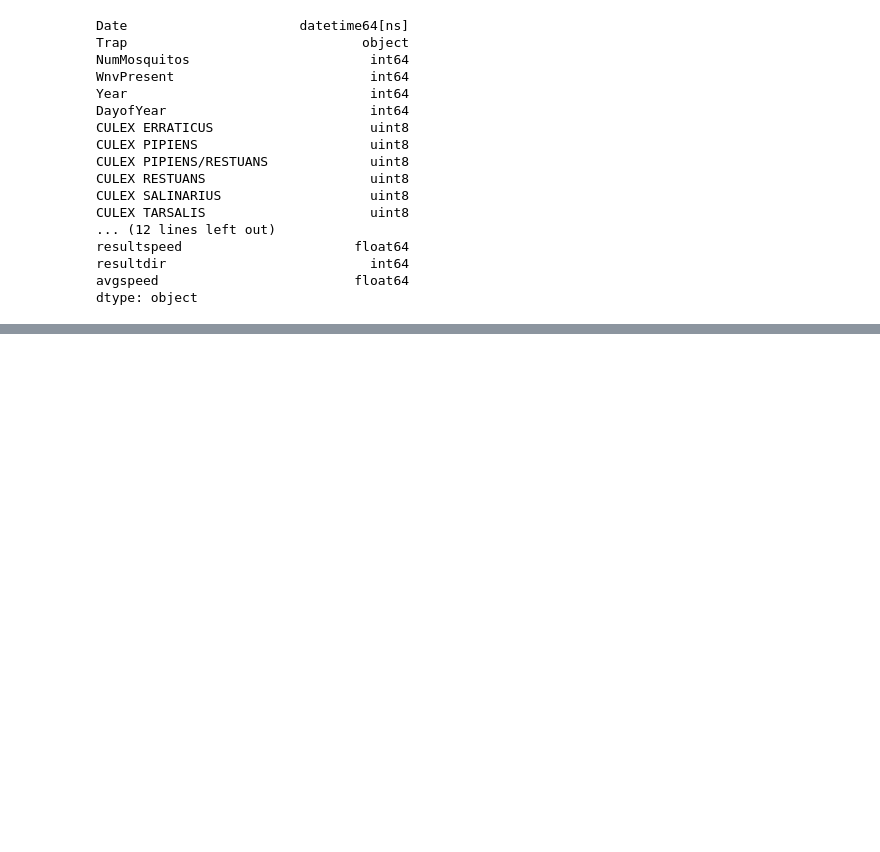
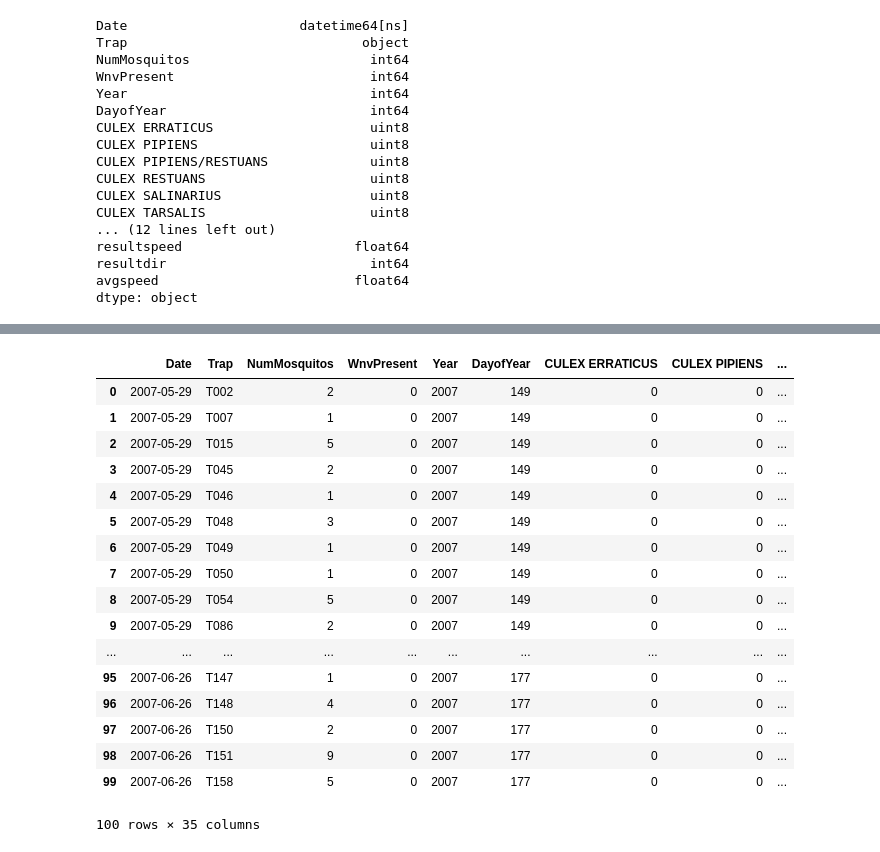
Before and after one commit to aakashtandel/Dream-Team-DSI-5, a Jupyter notebook: Project 4_Dream_Team.ipynb, the cells around one changed output, grey strips where cells are left out. Cells and saved outputs as stored; diff of their text form; code cells hidden in the pictures; blank space fills up the shorter version.

```diff
--- a/Project 4_Dream_Team.ipynb
+++ b/Project 4_Dream_Team.ipynb
@@ -949,0 +1101,3 @@ train_weather.to_csv('train_weather.csv',index=False)
+# %%
+# merge updated weather file with train file
+train_weather2 = pd.merge(df_train3, weather_stn2, left_on='Date', right_on='date',how='left')
@@ -949,0 +1124,21 @@ train_weather.to_csv('train_weather.csv',index=False)
+# %%
+train_weather2.head(100)
+# %% [output]
+|  | Date | Trap | NumMosquitos | WnvPresent | Year | DayofYear | CULEX ERRATICUS | CULEX PIPIENS | ... |
+| 0 | 2007-05-29 | T002 | 2 | 0 | 2007 | 149 | 0 | 0 | ... |
+| 1 | 2007-05-29 | T007 | 1 | 0 | 2007 | 149 | 0 | 0 | ... |
+| 2 | 2007-05-29 | T015 | 5 | 0 | 2007 | 149 | 0 | 0 | ... |
+| 3 | 2007-05-29 | T045 | 2 | 0 | 2007 | 149 | 0 | 0 | ... |
+| 4 | 2007-05-29 | T046 | 1 | 0 | 2007 | 149 | 0 | 0 | ... |
+| 5 | 2007-05-29 | T048 | 3 | 0 | 2007 | 149 | 0 | 0 | ... |
+| 6 | 2007-05-29 | T049 | 1 | 0 | 2007 | 149 | 0 | 0 | ... |
+| 7 | 2007-05-29 | T050 | 1 | 0 | 2007 | 149 | 0 | 0 | ... |
+| 8 | 2007-05-29 | T054 | 5 | 0 | 2007 | 149 | 0 | 0 | ... |
+| 9 | 2007-05-29 | T086 | 2 | 0 | 2007 | 149 | 0 | 0 | ... |
+| ... | ... | ... | ... | ... | ... | ... | ... | ... | ... |
+| 95 | 2007-06-26 | T147 | 1 | 0 | 2007 | 177 | 0 | 0 | ... |
+| 96 | 2007-06-26 | T148 | 4 | 0 | 2007 | 177 | 0 | 0 | ... |
+| 97 | 2007-06-26 | T150 | 2 | 0 | 2007 | 177 | 0 | 0 | ... |
+| 98 | 2007-06-26 | T151 | 9 | 0 | 2007 | 177 | 0 | 0 | ... |
+| 99 | 2007-06-26 | T158 | 5 | 0 | 2007 | 177 | 0 | 0 | ... |
+100 rows × 35 columns
```
Also changed, not shown: parts of 22 cells of this notebook, 1 other file.
